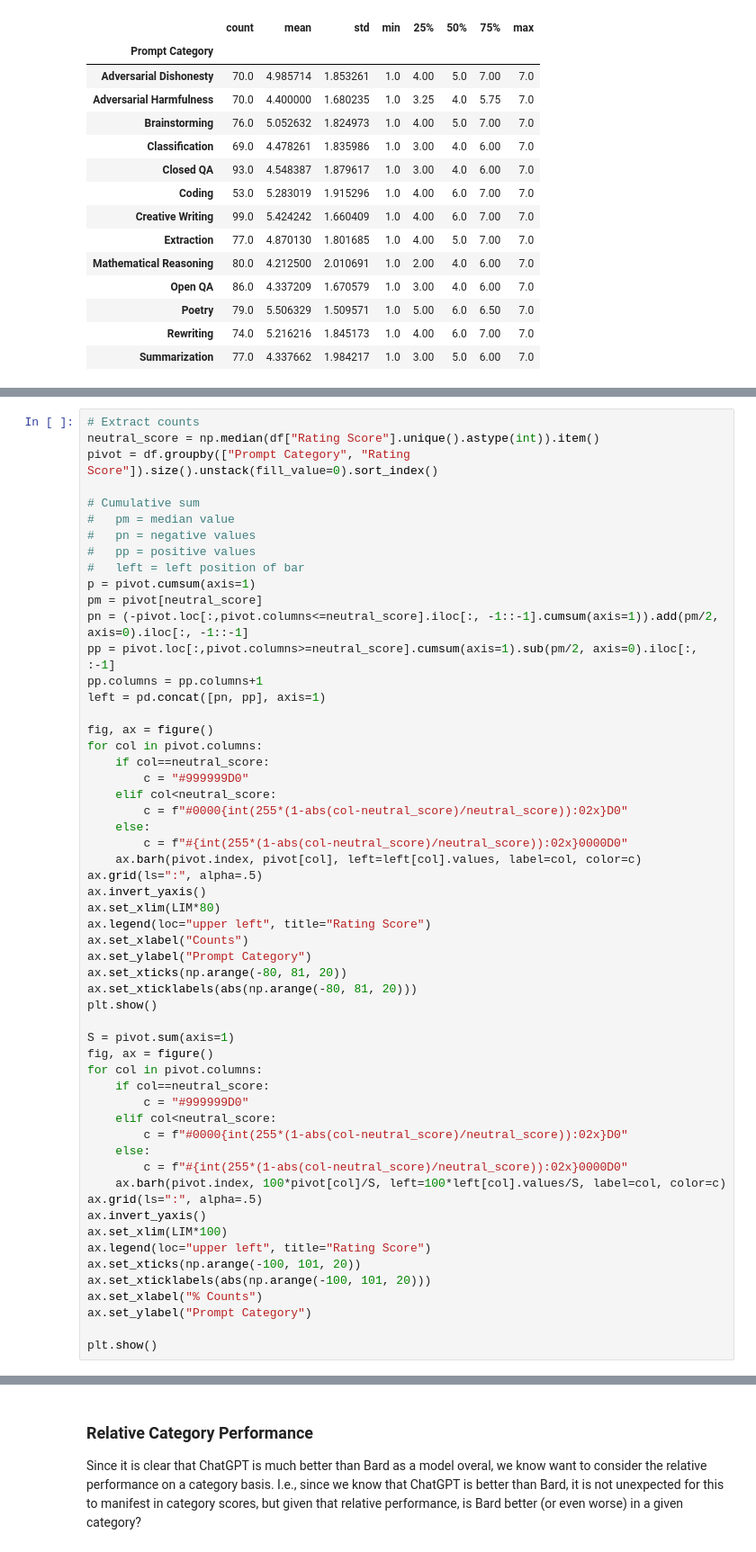
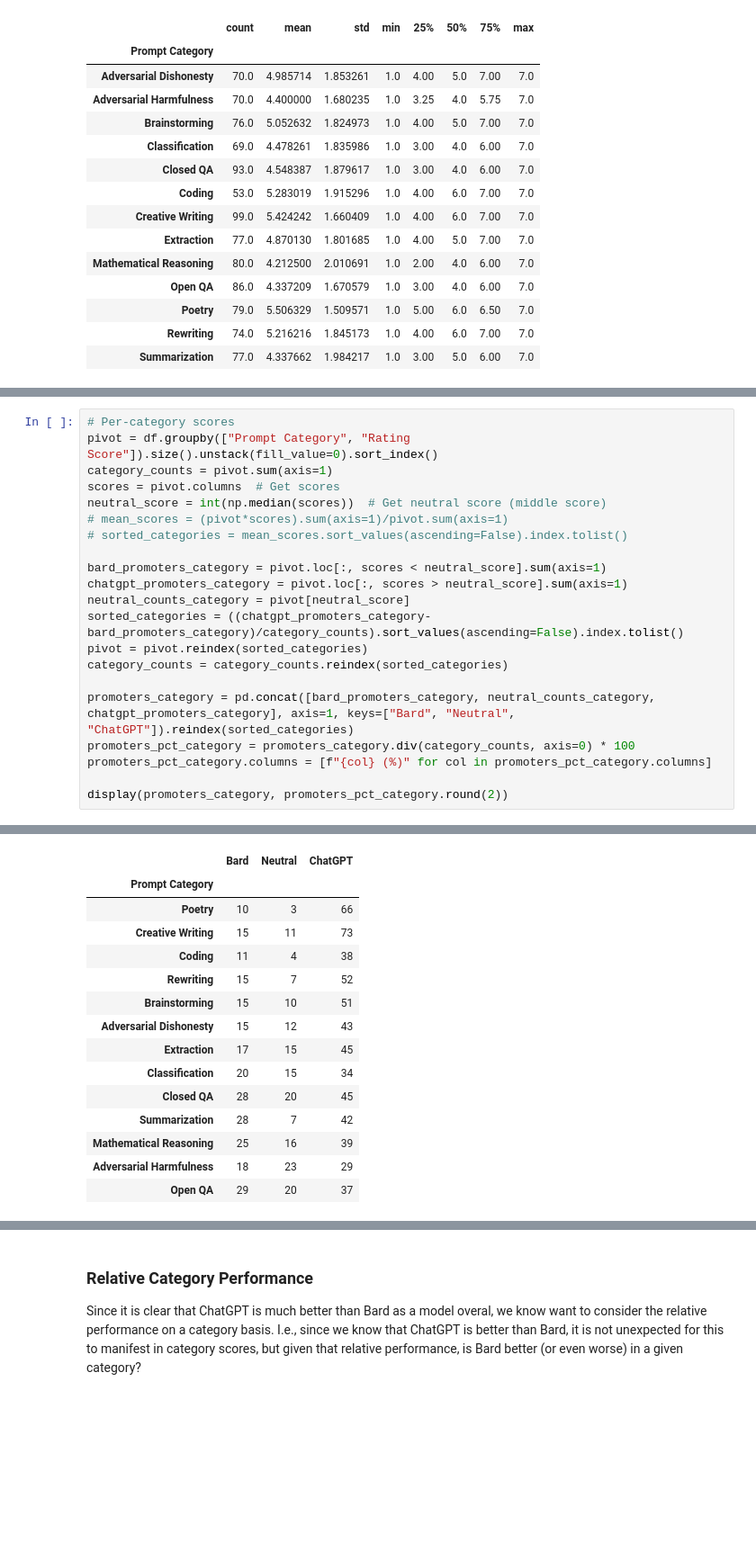
Before and after one commit to aswyatt/DA-Python, a Jupyter notebook: Interview/Data Analysis 1/Human Eval Bard.ipynb, the cells around one changed output, grey strips where cells are left out. Shown: that part at 90% size. Saved outputs shown, nothing was run; the diff lists cells and outputs as text; blank space fills up the shorter version.

```diff
--- a/Interview/Data Analysis 1/Human Eval Bard.ipynb
+++ b/Interview/Data Analysis 1/Human Eval Bard.ipynb
@@ -790,57 +630,22 @@ plt.show()
 # %%
-# Extract counts
-neutral_score = np.median(df["Rating Score"].unique().astype(int)).item()
+# Per-category scores
 pivot = df.groupby(["Prompt Category", "Rating Score"]).size().unstack(fill_value=0).sort_index()
+category_counts = pivot.sum(axis=1)
+scores = pivot.columns  # Get scores
+neutral_score = int(np.median(scores))  # Get neutral score (middle score)
+# mean_scores = (pivot*scores).sum(axis=1)/pivot.sum(axis=1)
+# sorted_categories = mean_scores.sort_values(ascending=False).index.tolist()
 
-# Cumulative sum
-#   pm = median value
-#   pn = negative values
-#   pp = positive values
-#   left = left position of bar
-p = pivot.cumsum(axis=1)
-pm = pivot[neutral_score]
-pn = (-pivot.loc[:,pivot.columns<=neutral_score].iloc[:, -1::-1].cumsum(axis=1)).add(pm/2, axis=0).iloc[:, -1::-1]
-pp = pivot.loc[:,pivot.columns>=neutral_score].cumsum(axis=1).sub(pm/2, axis=0).iloc[:, :-1]
-pp.columns = pp.columns+1
-left = pd.concat([pn, pp], axis=1)
+bard_promoters_category = pivot.loc[:, scores < neutral_score].sum(axis=1)
+chatgpt_promoters_category = pivot.loc[:, scores > neutral_score].sum(axis=1)
+neutral_counts_category = pivot[neutral_score]
+sorted_categories = ((chatgpt_promoters_category-bard_promoters_category)/category_counts).sort_values(ascending=False).index.tolist()
+pivot = pivot.reindex(sorted_categories)
+category_counts = category_counts.reindex(sorted_categories)
 
-fig, ax = figure()
-for col in pivot.columns:
-    if col==neutral_score:
-        c = "#999999D0"
-    elif col<neutral_score:
-        c = f"#0000{int(255*(1-abs(col-neutral_score)/neutral_score)):02x}D0"
-    else:
-        c = f"#{int(255*(1-abs(col-neutral_score)/neutral_score)):02x}0000D0"
-    ax.barh(pivot.index, pivot[col], left=left[col].values, label=col, color=c)
-ax.grid(ls=":", alpha=.5)
-ax.invert_yaxis()
-ax.set_xlim(LIM*80)
-ax.legend(loc="upper left", title="Rating Score")
-ax.set_xlabel("Counts")
-ax.set_ylabel("Prompt Category")
-ax.set_xticks(np.arange(-80, 81, 20))
-ax.set_xticklabels(abs(np.arange(-80, 81, 20)))
-plt.show()
+promoters_category = pd.concat([bard_promoters_category, neutral_counts_category, chatgpt_promoters_category], axis=1, keys=["Bard", "Neutral", "ChatGPT"]).reindex(sorted_categories)
+promoters_pct_category = promoters_category.div(category_counts, axis=0) * 100
+promoters_pct_category.columns = [f"{col} (%)" for col in promoters_pct_category.columns]
 
-S = pivot.sum(axis=1)
-fig, ax = figure()
-for col in pivot.columns:
-    if col==neutral_score:
-        c = "#999999D0"
-    elif col<neutral_score:
-        c = f"#0000{int(255*(1-abs(col-neutral_score)/neutral_score)):02x}D0"
-    else:
-        c = f"#{int(255*(1-abs(col-neutral_score)/neutral_score)):02x}0000D0"
-    ax.barh(pivot.index, 100*pivot[col]/S, left=100*left[col].values/S, label=col, color=c)
-ax.grid(ls=":", alpha=.5)
-ax.invert_yaxis()
-ax.set_xlim(LIM*100)
-ax.legend(loc="upper left", title="Rating Score")
-ax.set_xticks(np.arange(-100, 101, 20))
-ax.set_xticklabels(abs(np.arange(-100, 101, 20)))
-ax.set_xlabel("% Counts")
-ax.set_ylabel("Prompt Category")
-
-plt.show()
+display(promoters_category, promoters_pct_category.round(2))
 # %% [output]
@@ -848,0 +652,15 @@ plt.show()
+|  | Bard | Neutral | ChatGPT |
+| Prompt Category |  |  |  |
+| Poetry | 10 | 3 | 66 |
+| Creative Writing | 15 | 11 | 73 |
+| Coding | 11 | 4 | 38 |
+| Rewriting | 15 | 7 | 52 |
+| Brainstorming | 15 | 10 | 51 |
+| Adversarial Dishonesty | 15 | 12 | 43 |
+| Extraction | 17 | 15 | 45 |
+| Classification | 20 | 15 | 34 |
+| Closed QA | 28 | 20 | 45 |
+| Summarization | 28 | 7 | 42 |
+| Mathematical Reasoning | 25 | 16 | 39 |
+| Adversarial Harmfulness | 18 | 23 | 29 |
+| Open QA | 29 | 20 | 37 |
```
Also changed, not shown: parts of 18 cells of this notebook.
